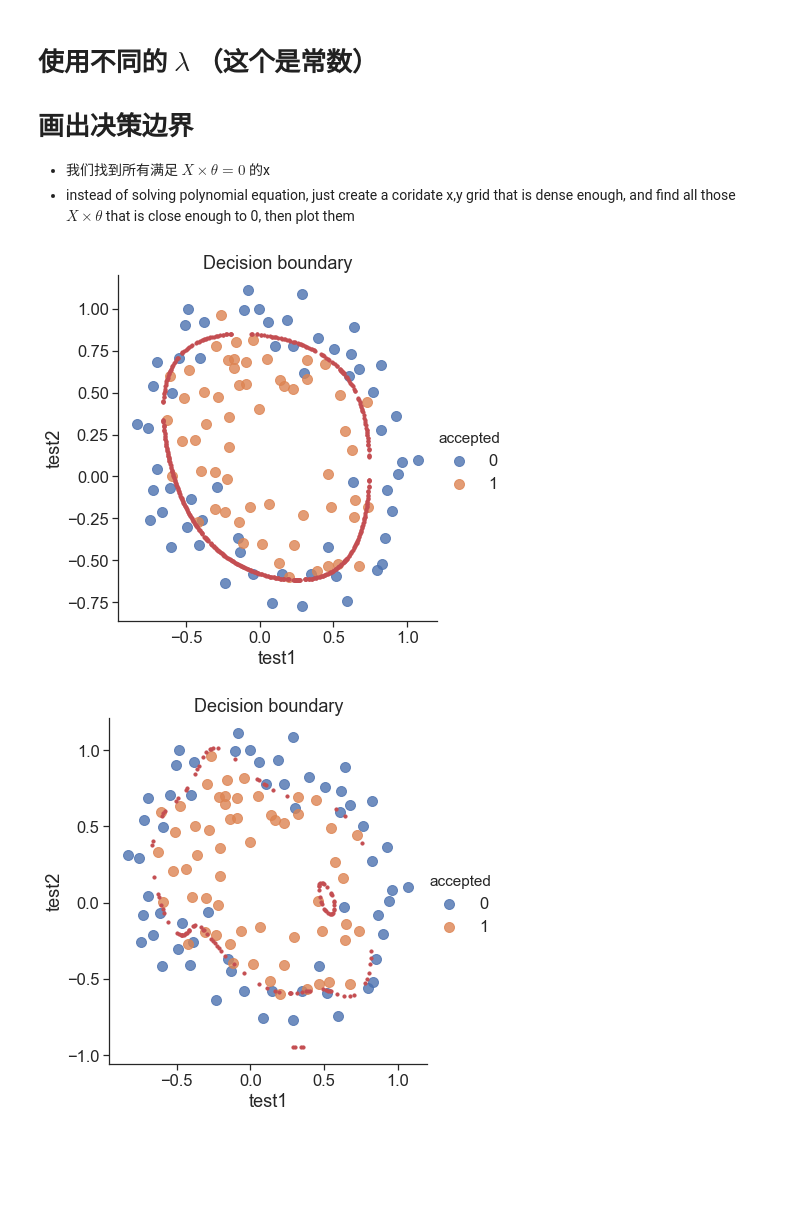
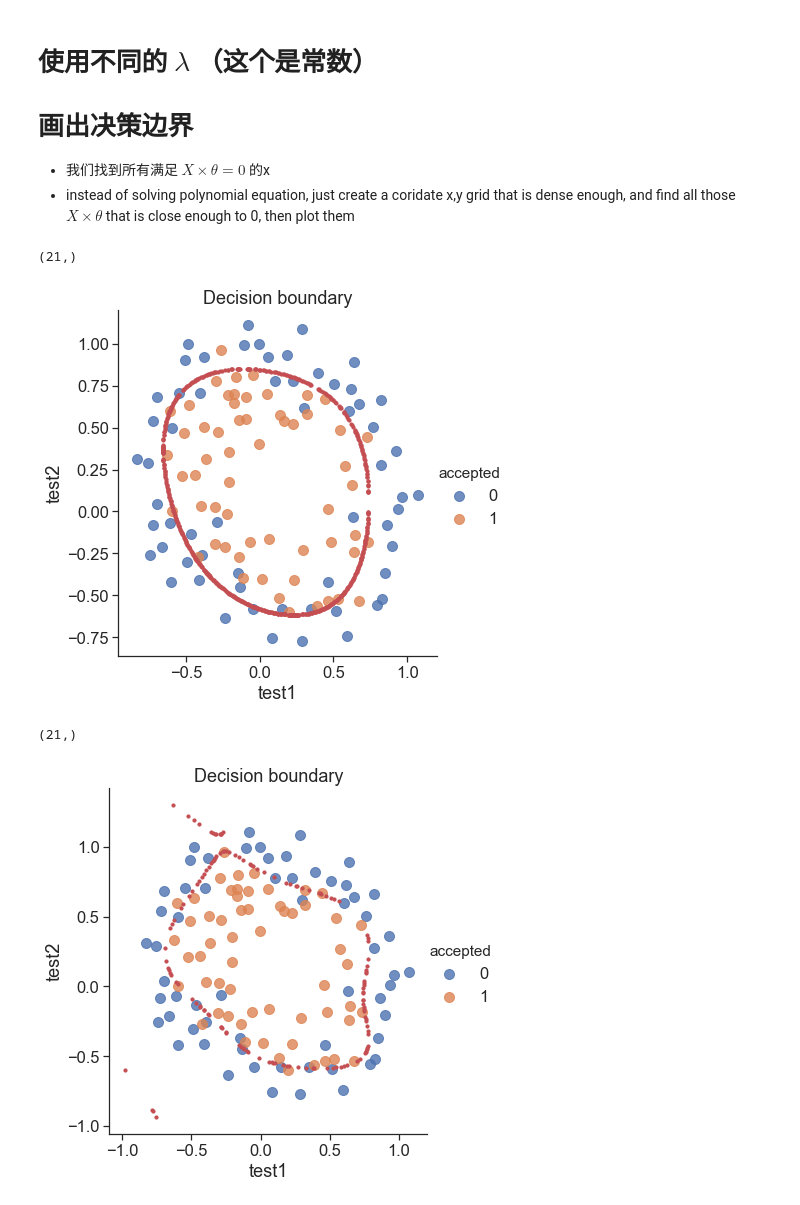
Before and after one commit to haobinlu/ML_Ng-python-code, a Jupyter notebook: ex2/1. logistic_regression_v1.ipynb, the cells around one changed output. Saved outputs shown, nothing was run; the diff lists cells and outputs as text; code cells hidden in the pictures; blank space fills up the shorter version.

```diff
--- a/ex2/1. logistic_regression_v1.ipynb
+++ b/ex2/1. logistic_regression_v1.ipynb
@@ -448,11 +452,13 @@ def find_decision_boundary(density, power, theta, threshhold):
     return decision.f10, decision.f01
 #寻找决策边界函数
 # %%
-draw_boundary(power=6, l=1)#lambda=1
+draw_boundary(power=5, l=1)#lambda=1
 # %% [output]
+(21,)
-[figure, old version]
+[figure, new version]
 # %%
-draw_boundary(power=6, l=0)  # no regularization, over fitting，#lambda=0,没有正则化，过拟合了
+draw_boundary(power=5, l=0)  # no regularization, over fitting，#lambda=0,没有正则化，过拟合了
 # %% [output]
+(21,)
-[figure, old version]
+[figure, new version]
 # %%
```
Also changed, not shown: parts of 5 cells of this notebook, 5 other files.
